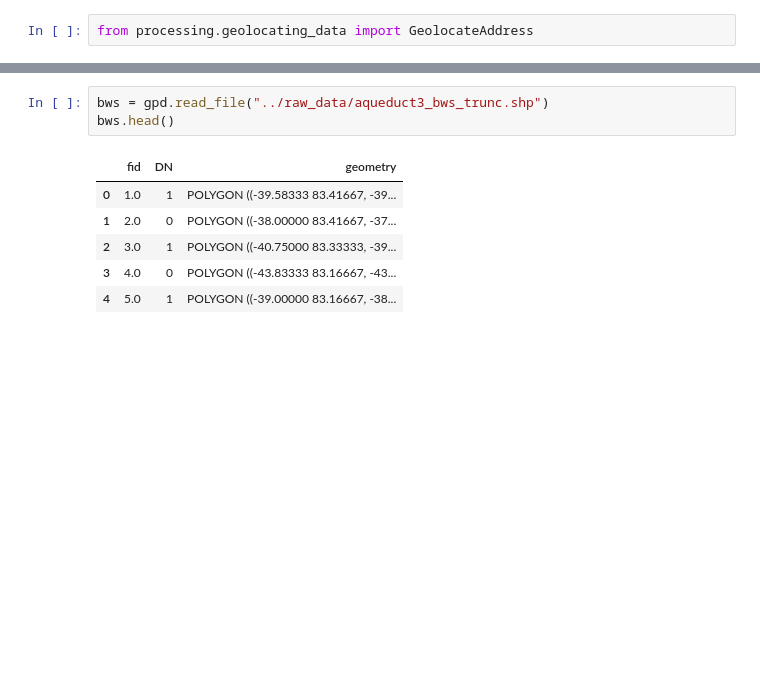
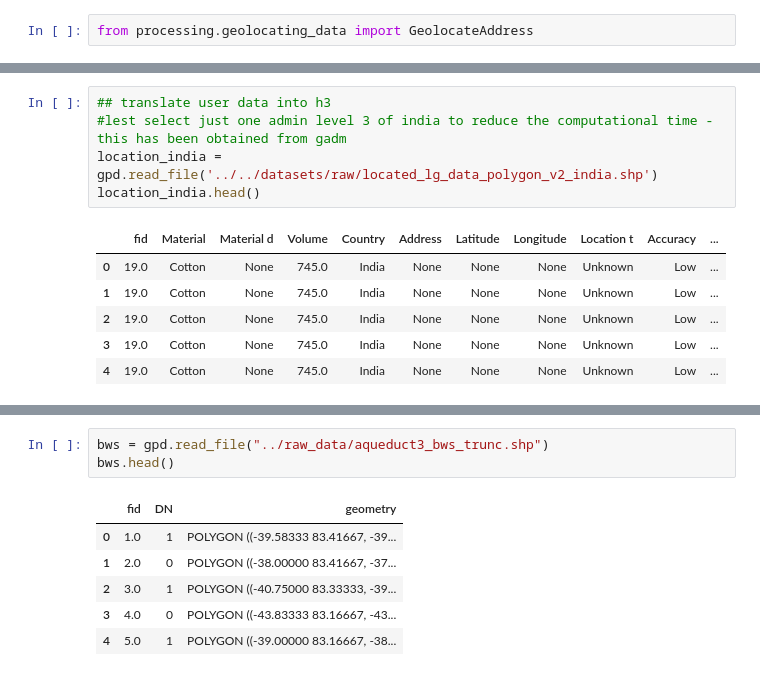
Before and after one commit to Vizzuality/landgriffon, a Jupyter notebook: data/notebooks/Lab/2_water_use.ipynb, the cells around one changed output, grey strips where cells are left out. Cells and saved outputs as stored; diff of their text form; blank space fills up the shorter version.

```diff
--- a/data/notebooks/Lab/2_water_use.ipynb
+++ b/data/notebooks/Lab/2_water_use.ipynb
@@ -107,0 +414,12 @@ with rio.open('../raw_data/wfbl_mmyr_4326_cotton.tif') as src:
+# %%
+## translate user data into h3
+#lest select just one admin level 3 of india to reduce the computational time - this has been obtained from gadm
+location_india = gpd.read_file('../../datasets/raw/located_lg_data_polygon_v2_india.shp')
+location_india.head()
+# %% [output]
+|  | fid | Material | Material d | Volume | Country | Address | Latitude | Longitude | Location t | Accuracy | ... |
+| 0 | 19.0 | Cotton | None | 745.0 | India | None | None | None | Unknown | Low | ... |
+| 1 | 19.0 | Cotton | None | 745.0 | India | None | None | None | Unknown | Low | ... |
+| 2 | 19.0 | Cotton | None | 745.0 | India | None | None | None | Unknown | Low | ... |
+| 3 | 19.0 | Cotton | None | 745.0 | India | None | None | None | Unknown | Low | ... |
+| 4 | 19.0 | Cotton | None | 745.0 | India | None | None | None | Unknown | Low | ... |
```
Also changed, not shown: parts of 76 cells of this notebook, 1 other file.
